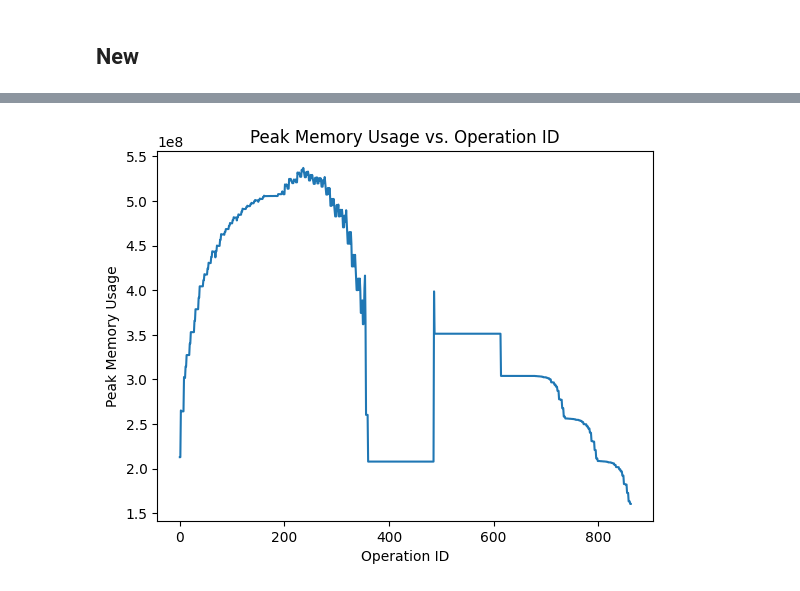
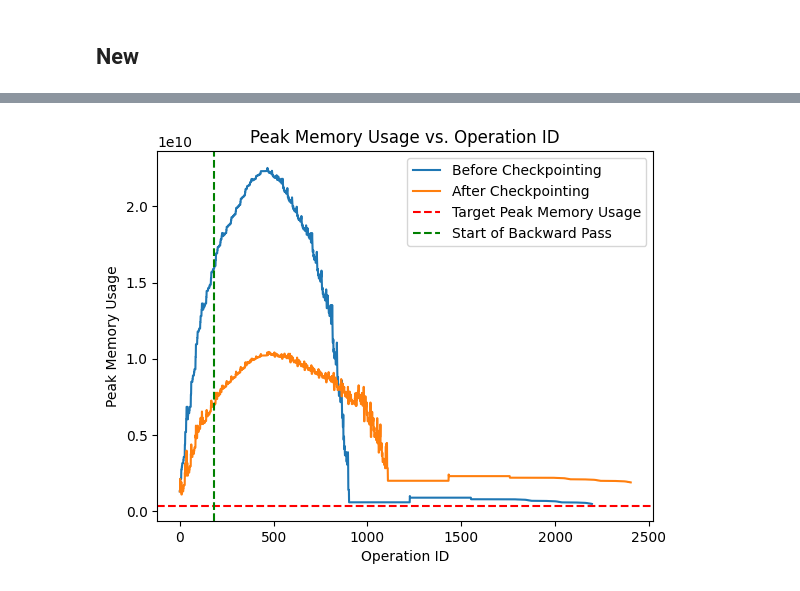
Before and after one commit to sanketkshah/cs265-mlsys-2024, a Jupyter notebook: plot_things.ipynb, the cells around one changed output, grey strips where cells are left out. Cells and saved outputs as stored; diff of their text form; code cells hidden in the pictures.

```diff
--- a/plot_things.ipynb
+++ b/plot_things.ipynb
@@ -185,13 +194,26 @@ df
-# %%
-# Plot peak memory usage vs. operation id
-plt.plot(df["Peak Memory (B)"])
-
-# Plot target peak memory usage
-mem_limit = torch.cuda.get_device_properties(torch.cuda.current_device()).total_memory
-
-plt.xlabel("Operation ID")
-plt.ylabel("Peak Memory Usage")
-plt.title("Peak Memory Usage vs. Operation ID")
-plt.show()
-# %% [output]
-[figure, removed]
+# %%
+# PLOT BOTH DFs ON THE SAME PLOT
+plt.plot(df_before["Peak Memory (B)"], label="Before Checkpointing")
+plt.plot(df_after["Peak Memory (B)"], label="After Checkpointing")
+
+# Plot target peak memory usage
+plt.axhline(
+    20937965568 // 2, color="red", linestyle="--", label="Target Peak Memory Usage"
+)
+# Plot start of backward pass
+sep_backward_idx = df[df["Node"] == "sep_backward"].index[0]
+plt.axvline(
+    sep_backward_idx, color="green", linestyle="--", label="Start of Backward Pass"
+)
+
+# Plot memory usage by type of node
+
+
+plt.xlabel("Operation ID")
+plt.ylabel("Peak Memory Usage")
+plt.title("Peak Memory Usage vs. Operation ID")
+plt.legend()
+
+plt.show()
+# %% [output]
+[figure, added]
```
Also changed, not shown: parts of 2 cells of this notebook, 2 other files.
